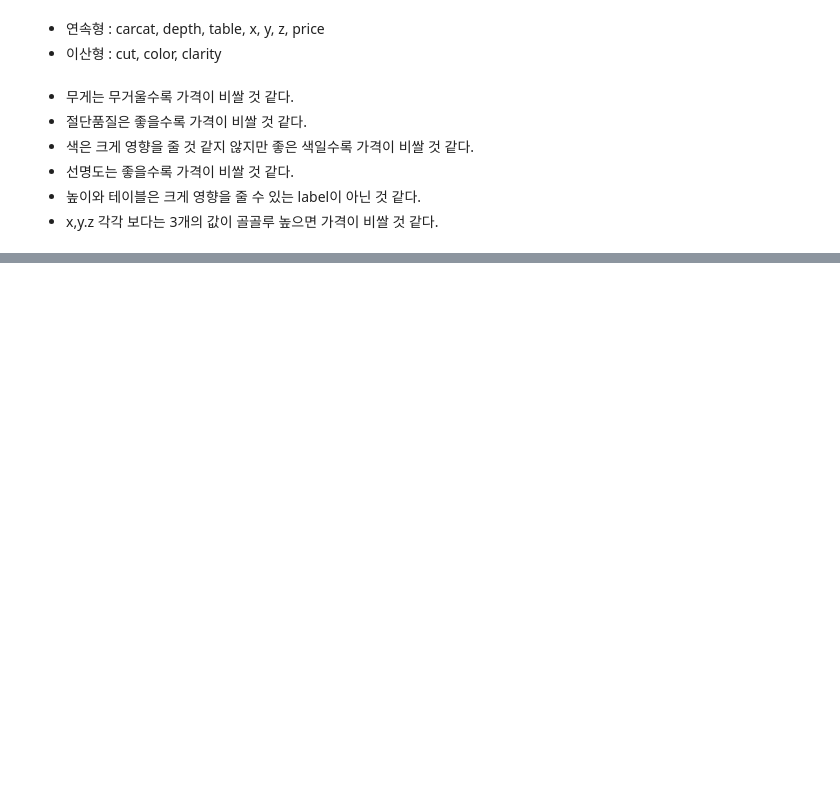
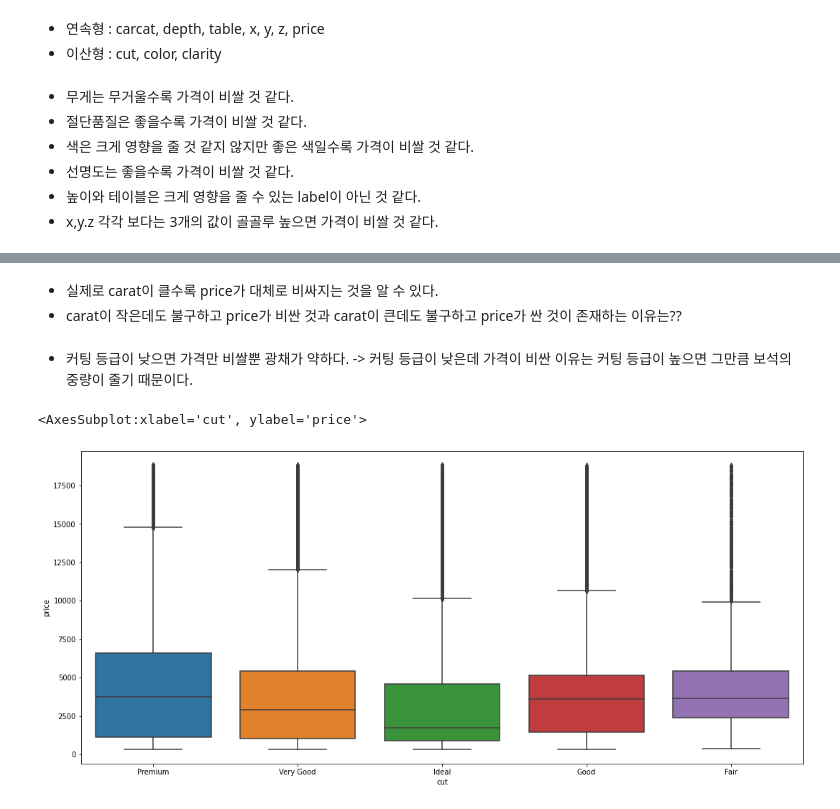
Before and after one commit to JaeHong-Park987/Kaggle, a Jupyter notebook: Playground Series/Season3/8/Episode 8.ipynb, the cells around one changed output, grey strips where cells are left out. Cells and saved outputs as stored; diff of their text form; code cells hidden in the pictures; blank space fills up the shorter version.

```diff
--- a/Playground Series/Season3/8/Episode 8.ipynb
+++ b/Playground Series/Season3/8/Episode 8.ipynb
@@ -248,0 +228,11 @@ sns.displot(data = df_train, x = 'price', hue = 'color', kind = 'kde', hue_order
+# %% [markdown]
+* 실제로 carat이 클수록 price가 대체로 비싸지는 것을 알 수 있다.
+* carat이 작은데도 불구하고 price가 비싼 것과 carat이 큰데도 불구하고 price가 싼 것이 존재하는 이유는??
+# %% [markdown]
+* 커팅 등급이 낮으면 가격만 비쌀뿐 광채가 약하다. -> 커팅 등급이 낮은데 가격이 비싼 이유는 커팅 등급이 높으면 그만큼 보석의 중량이 줄기 때문이다.
+# %%
+plt.figure(figsize = (18, 8))
+sns.boxplot(data = df_train, x = 'cut', y = 'price')
+# %% [output]
+<AxesSubplot:xlabel='cut', ylabel='price'>
+[figure, added]
```
Also changed, not shown: parts of 63 cells of this notebook.
